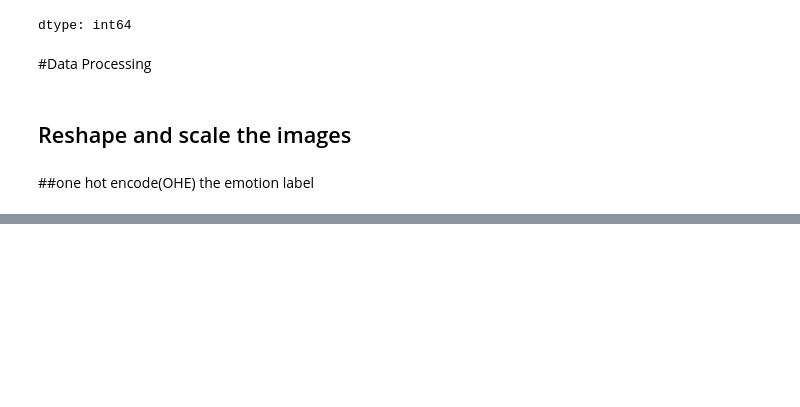
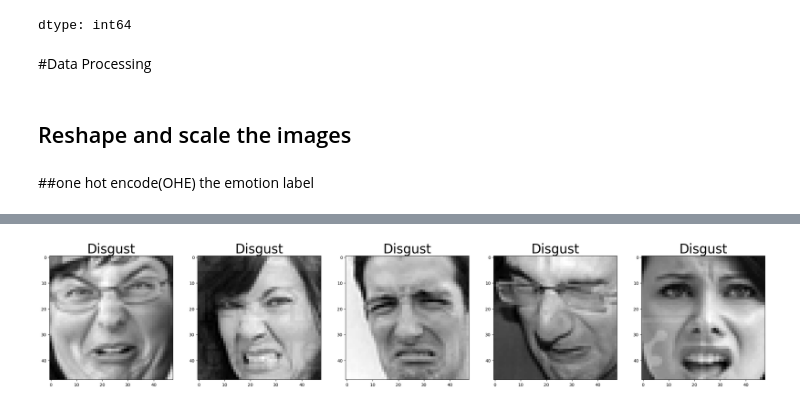
Before and after one commit to rjrizani/machine-learning, a Jupyter notebook: Emotions_Detection.ipynb, the cells around one changed output, grey strips where cells are left out. Cells and saved outputs as stored; diff of their text form; code cells hidden in the pictures; blank space fills up the shorter version.

```diff
--- a/Emotions_Detection.ipynb
+++ b/Emotions_Detection.ipynb
@@ -108,0 +190,4 @@ test_labels = to_categorical(test_image_label)
+# %%
+plot_emotion(emotion_label=1)
+# %% [output]
+[figure, added]
```
Also changed, not shown: parts of 16 cells of this notebook.
